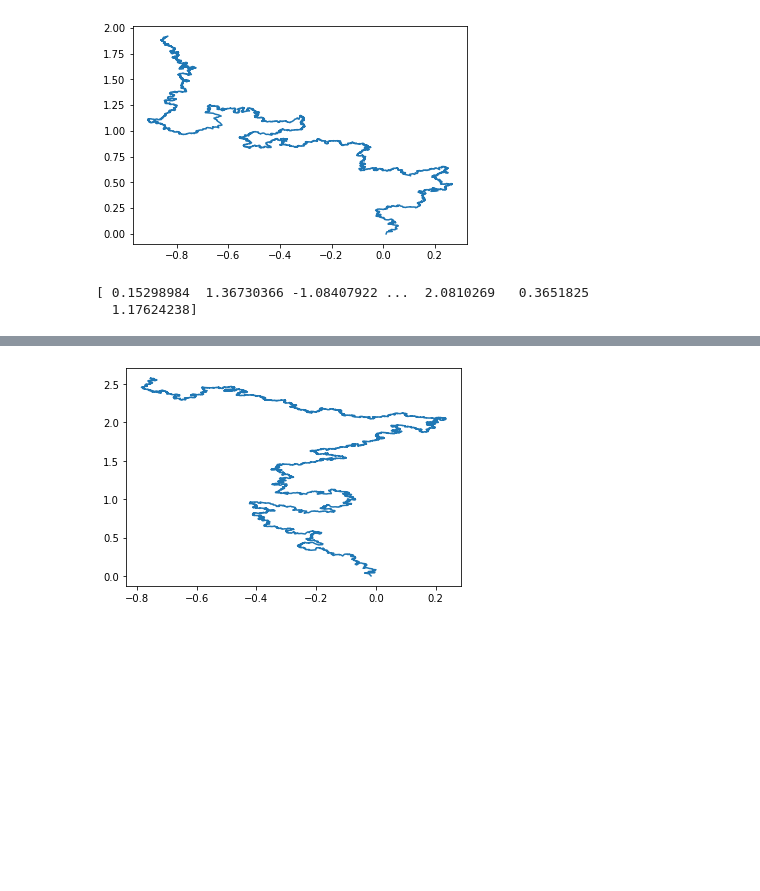
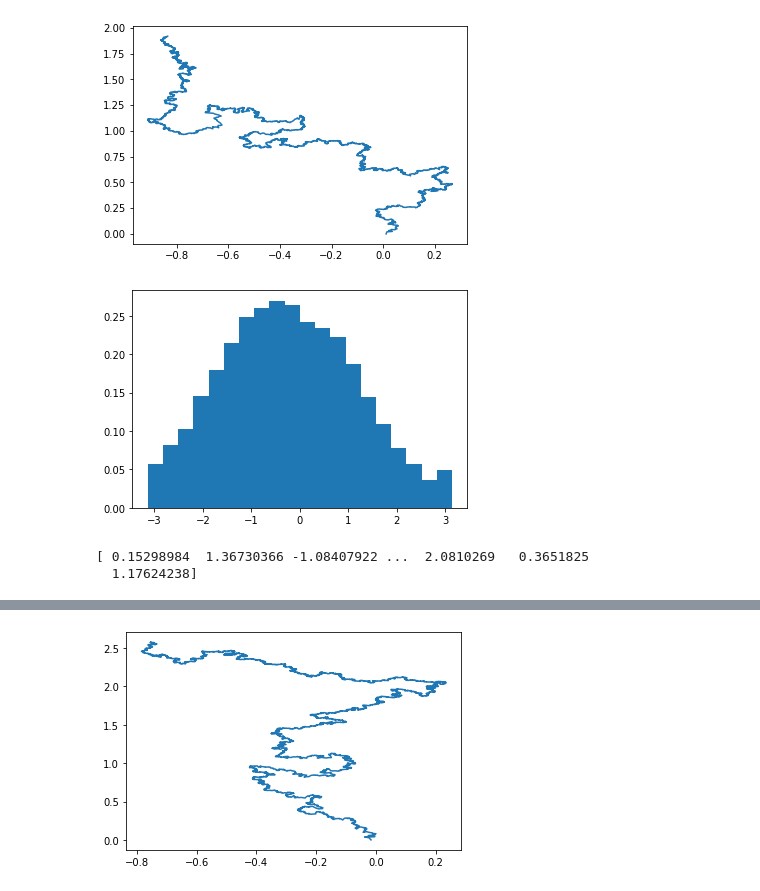
Before and after one commit to CamiloFajardo2021/Statistical_mechanics-project, a Jupyter notebook: angle.ipynb, the cells around one changed output, grey strips where cells are left out. Saved outputs shown, nothing was run; the diff lists cells and outputs as text; code cells hidden in the pictures; blank space fills up the shorter version.

```diff
--- a/angle.ipynb
+++ b/angle.ipynb
@@ -74,7 +74,7 @@ def portion(cte, xdata, ydata):
     return xdata, ydata
 
 
-portion = 50000
+#portion = 50000
 #portion = 30
 
 
@@ -86,7 +86,7 @@ def plot_curve(dataframe):
 
 def plot_gaussian(dataframe):
     angles = winding_angle(dataframe["z_real"].to_numpy()[::], dataframe["z_imag"].to_numpy()[::])
-    plt.hist(angles)
+    plt.hist(angles, density=True, bins=20)
     plt.show()
 
 
@@ -96,6 +96,19 @@ LY2 = []
 
 def find_data(dataframe):
     angles = winding_angle(dataframe["z_real"].to_numpy()[::], dataframe["z_imag"].to_numpy()[::])
-    THETA2.append(np.var(angles))
+    THETA2.append(average_squares(angles))
     LY2.append(Ly_value(dataframe["z_imag"].to_numpy()))
     return angles
+
+
+def portion_dataframe(dataframe, r):
+    z_real = dataframe["z_real"].to_numpy()
+    z_img  = dataframe["z_imag"].to_numpy()
+    n = len(z_real)
+    max_index = int(n*r)
+    aux1 = z_real[:max_index:]
+    aux2 = z_img[:max_index:]
+    #new_data = np.array(aux1, aux2)
+    #print (new_data)
+    df = pd.DataFrame({"z_real":aux1, "z_imag":aux2})
+    return df
@@ -102,12 +124,13 @@ def find_data(dataframe):
 # %%
 T10 = pd.read_csv("Data_WA/final_curve_values_t= 1.0.csv")
 T10
 plot_curve(T10)
 angles10 = find_data(T10)
-#plot_gaussian(T10)
+plot_gaussian(T10)
 print (angles10)
 # %% [output]
 [figure]
+[figure, added]
 [ 0.15298984  1.36730366 -1.08407922 ...  2.0810269   0.3651825
   1.17624238]
 # %%
```
Also changed, not shown: parts of 4 cells of this notebook.
